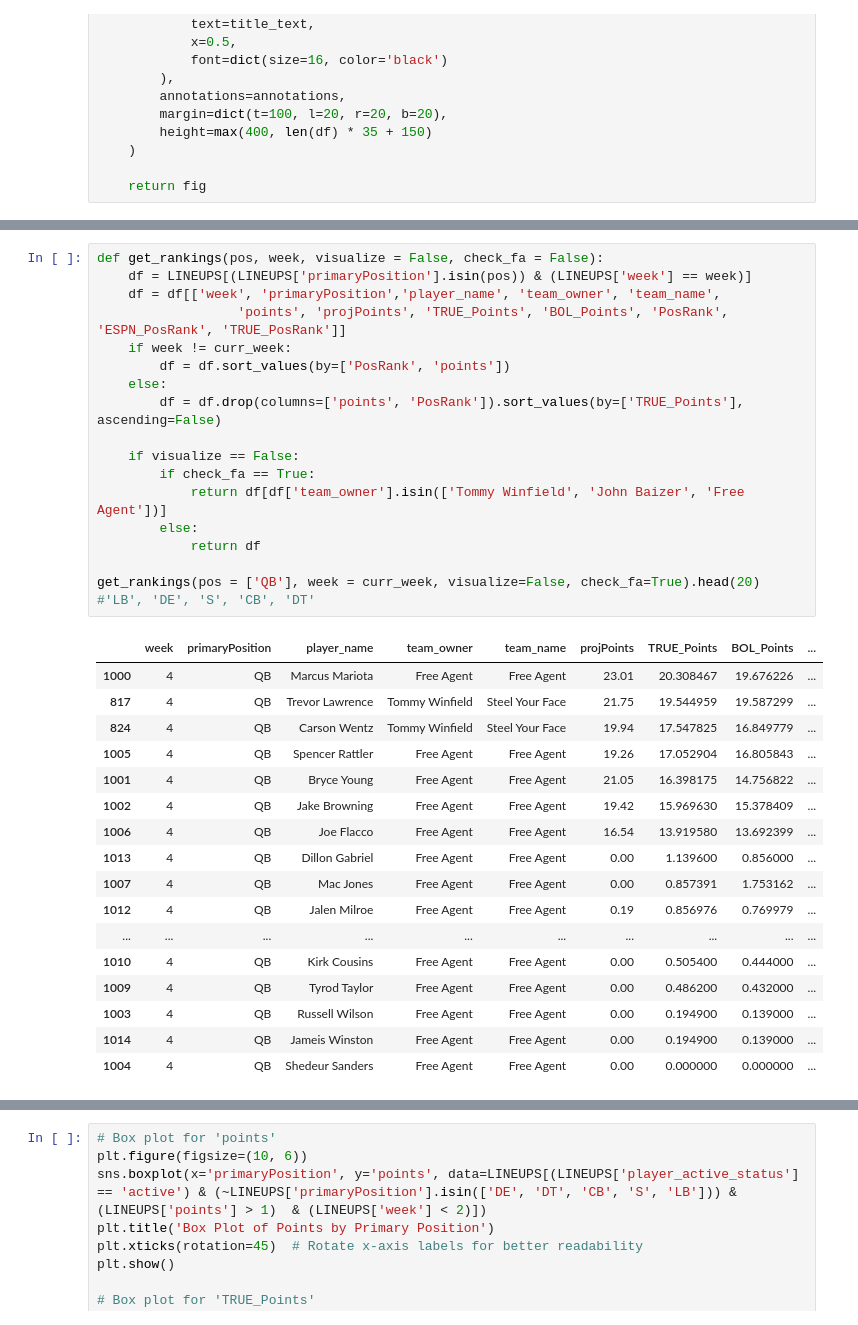
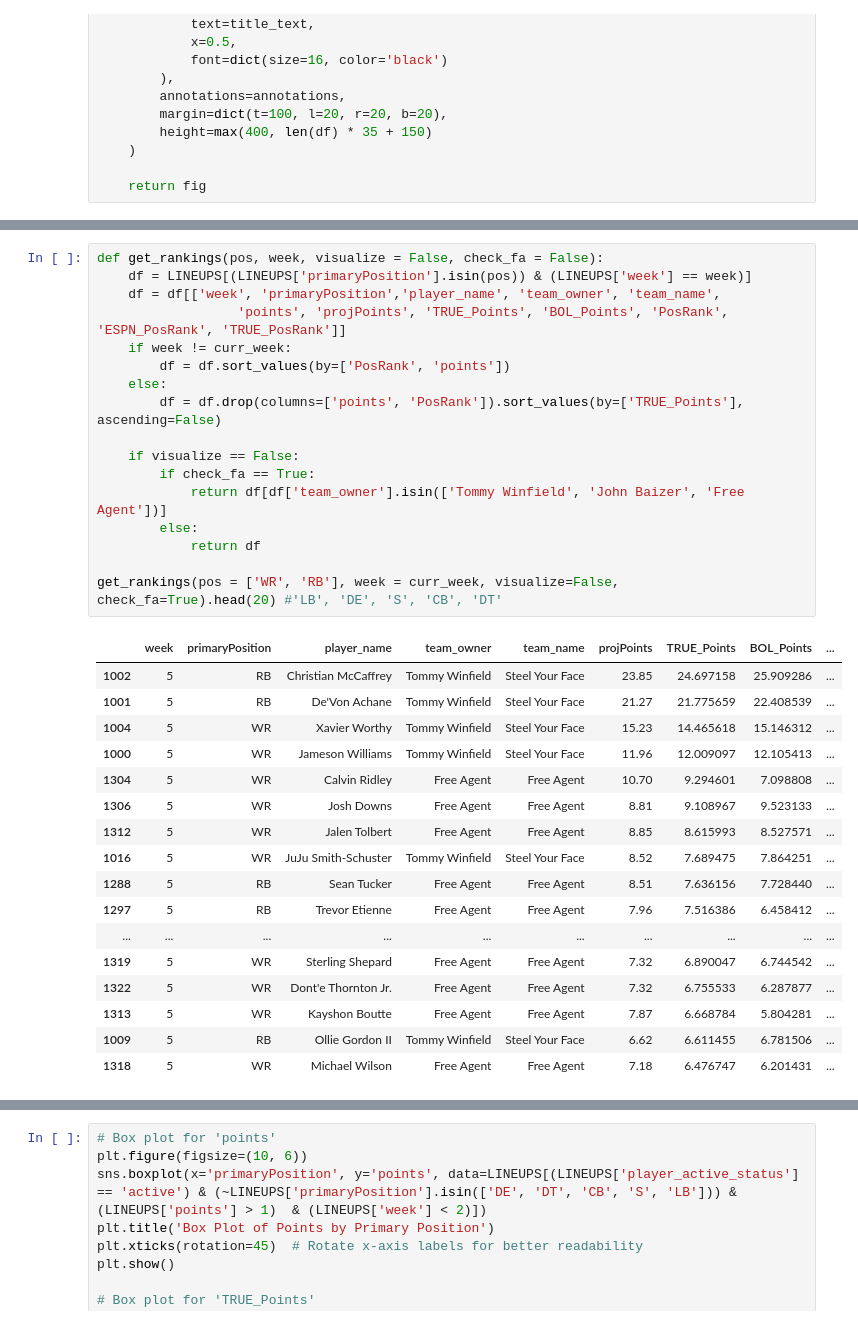
Before and after one commit to twinfield10/ESPN_FFL, a Jupyter notebook: FF Analysis Notebook.ipynb, the cells around one changed output, grey strips where cells are left out. Cells and saved outputs as stored; diff of their text form.

```diff
--- a/FF Analysis Notebook.ipynb
+++ b/FF Analysis Notebook.ipynb
@@ -1061,38 +1061,38 @@ get_league_projections(week = curr_week)
 # %%
 def get_rankings(pos, week, visualize = False, check_fa = False):
     df = LINEUPS[(LINEUPS['primaryPosition'].isin(pos)) & (LINEUPS['week'] == week)]
     df = df[['week', 'primaryPosition','player_name', 'team_owner', 'team_name',
                   'points', 'projPoints', 'TRUE_Points', 'BOL_Points', 'PosRank', 'ESPN_PosRank', 'TRUE_PosRank']]
     if week != curr_week:
         df = df.sort_values(by=['PosRank', 'points'])
     else:
         df = df.drop(columns=['points', 'PosRank']).sort_values(by=['TRUE_Points'], ascending=False)
 
     if visualize == False:
         if check_fa == True:
             return df[df['team_owner'].isin(['Tommy Winfield', 'John Baizer', 'Free Agent'])]
         else:
             return df
 
-get_rankings(pos = ['QB'], week = curr_week, visualize=False, check_fa=True).head(20) #'LB', 'DE', 'S', 'CB', 'DT'
+get_rankings(pos = ['WR', 'RB'], week = curr_week, visualize=False, check_fa=True).head(20) #'LB', 'DE', 'S', 'CB', 'DT'
 # %% [output]
 |  | week | primaryPosition | player_name | team_owner | team_name | projPoints | TRUE_Points | BOL_Points | ... |
-| 1000 | 4 | QB | Marcus Mariota | Free Agent | Free Agent | 23.01 | 20.308467 | 19.676226 | ... |
-| 817 | 4 | QB | Trevor Lawrence | Tommy Winfield | Steel Your Face | 21.75 | 19.544959 | 19.587299 | ... |
-| 824 | 4 | QB | Carson Wentz | Tommy Winfield | Steel Your Face | 19.94 | 17.547825 | 16.849779 | ... |
-| 1005 | 4 | QB | Spencer Rattler | Free Agent | Free Agent | 19.26 | 17.052904 | 16.805843 | ... |
-| 1001 | 4 | QB | Bryce Young | Free Agent | Free Agent | 21.05 | 16.398175 | 14.756822 | ... |
-| 1002 | 4 | QB | Jake Browning | Free Agent | Free Agent | 19.42 | 15.969630 | 15.378409 | ... |
-| 1006 | 4 | QB | Joe Flacco | Free Agent | Free Agent | 16.54 | 13.919580 | 13.692399 | ... |
-| 1013 | 4 | QB | Dillon Gabriel | Free Agent | Free Agent | 0.00 | 1.139600 | 0.856000 | ... |
-| 1007 | 4 | QB | Mac Jones | Free Agent | Free Agent | 0.00 | 0.857391 | 1.753162 | ... |
-| 1012 | 4 | QB | Jalen Milroe | Free Agent | Free Agent | 0.19 | 0.856976 | 0.769979 | ... |
+| 1002 | 5 | RB | Christian McCaffrey | Tommy Winfield | Steel Your Face | 23.85 | 24.697158 | 25.909286 | ... |
+| 1001 | 5 | RB | De'Von Achane | Tommy Winfield | Steel Your Face | 21.27 | 21.775659 | 22.408539 | ... |
+| 1004 | 5 | WR | Xavier Worthy | Tommy Winfield | Steel Your Face | 15.23 | 14.465618 | 15.146312 | ... |
+| 1000 | 5 | WR | Jameson Williams | Tommy Winfield | Steel Your Face | 11.96 | 12.009097 | 12.105413 | ... |
+| 1304 | 5 | WR | Calvin Ridley | Free Agent | Free Agent | 10.70 | 9.294601 | 7.098808 | ... |
+| 1306 | 5 | WR | Josh Downs | Free Agent | Free Agent | 8.81 | 9.108967 | 9.523133 | ... |
+| 1312 | 5 | WR | Jalen Tolbert | Free Agent | Free Agent | 8.85 | 8.615993 | 8.527571 | ... |
+| 1016 | 5 | WR | JuJu Smith-Schuster | Tommy Winfield | Steel Your Face | 8.52 | 7.689475 | 7.864251 | ... |
+| 1288 | 5 | RB | Sean Tucker | Free Agent | Free Agent | 8.51 | 7.636156 | 7.728440 | ... |
+| 1297 | 5 | RB | Trevor Etienne | Free Agent | Free Agent | 7.96 | 7.516386 | 6.458412 | ... |
 | ... | ... | ... | ... | ... | ... | ... | ... | ... | ... |
-| 1010 | 4 | QB | Kirk Cousins | Free Agent | Free Agent | 0.00 | 0.505400 | 0.444000 | ... |
-| 1009 | 4 | QB | Tyrod Taylor | Free Agent | Free Agent | 0.00 | 0.486200 | 0.432000 | ... |
-| 1003 | 4 | QB | Russell Wilson | Free Agent | Free Agent | 0.00 | 0.194900 | 0.139000 | ... |
-| 1014 | 4 | QB | Jameis Winston | Free Agent | Free Agent | 0.00 | 0.194900 | 0.139000 | ... |
-| 1004 | 4 | QB | Shedeur Sanders | Free Agent | Free Agent | 0.00 | 0.000000 | 0.000000 | ... |
+| 1319 | 5 | WR | Sterling Shepard | Free Agent | Free Agent | 7.32 | 6.890047 | 6.744542 | ... |
+| 1322 | 5 | WR | Dont'e Thornton Jr. | Free Agent | Free Agent | 7.32 | 6.755533 | 6.287877 | ... |
+| 1313 | 5 | WR | Kayshon Boutte | Free Agent | Free Agent | 7.87 | 6.668784 | 5.804281 | ... |
+| 1009 | 5 | RB | Ollie Gordon II | Tommy Winfield | Steel Your Face | 6.62 | 6.611455 | 6.781506 | ... |
+| 1318 | 5 | WR | Michael Wilson | Free Agent | Free Agent | 7.18 | 6.476747 | 6.201431 | ... |
 # %%
 grouped_means = LINEUPS[(LINEUPS['player_active_status'] == 'active') & (LINEUPS['week'] == 1)].groupby('primaryPosition').agg({
     'points': 'mean',
```
Also changed, not shown: parts of 9 cells of this notebook, 24 other files.
